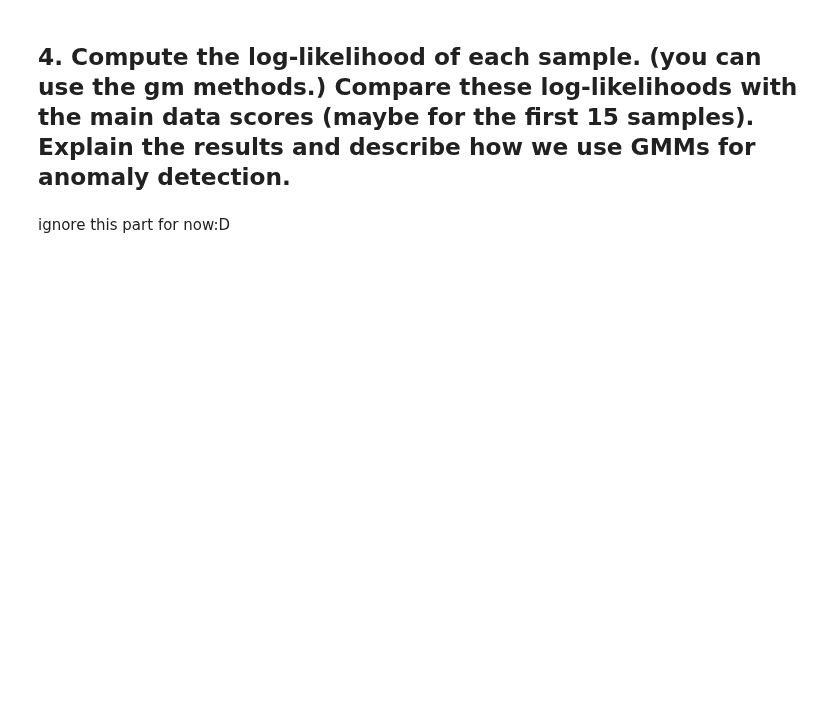
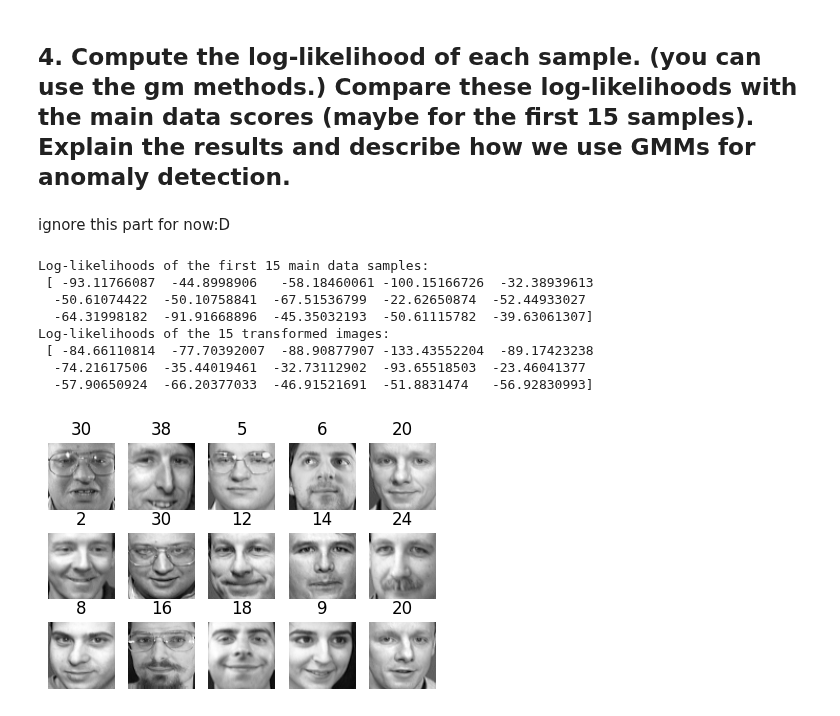
Before and after one commit to mr-nudo/intelligent-tools, a Jupyter notebook: 4_Gaussian_Mixture_Models.ipynb, the cells around one changed output. Cells and saved outputs as stored; diff of their text form; code cells hidden in the pictures; blank space fills up the shorter version.

```diff
--- a/4_Gaussian_Mixture_Models.ipynb
+++ b/4_Gaussian_Mixture_Models.ipynb
@@ -164,0 +163,19 @@ X_bad_faces_pca = pca.transform(X_bad_faces)
+# %%
+# --- fill here
+log_likelihoods_main = gm.score_samples(X_train_reduced[:15])
+log_likelihoods_bad = gm.score_samples(X_bad_faces_pca)
+# %%
+# --- fill here
+print("Log-likelihoods of the first 15 main data samples:\n", log_likelihoods_main)
+print("Log-likelihoods of the 15 transformed images:\n", log_likelihoods_bad)
+plot_faces(X_train[:15], y_train[:15])
+# %% [output]
+Log-likelihoods of the first 15 main data samples:
+ [ -93.11766087  -44.8998906   -58.18460061 -100.15166726  -32.38939613
+  -50.61074422  -50.10758841  -67.51536799  -22.62650874  -52.44933027
+  -64.31998182  -91.91668896  -45.35032193  -50.61115782  -39.63061307]
+Log-likelihoods of the 15 transformed images:
+ [ -84.66110814  -77.70392007  -88.90877907 -133.43552204  -89.17423238
+  -74.21617506  -35.44019461  -32.73112902  -93.65518503  -23.46041377
+  -57.90650924  -66.20377033  -46.91521691  -51.8831474   -56.92830993]
+[figure, added]
```
Also changed, not shown: parts of 3 cells of this notebook.
